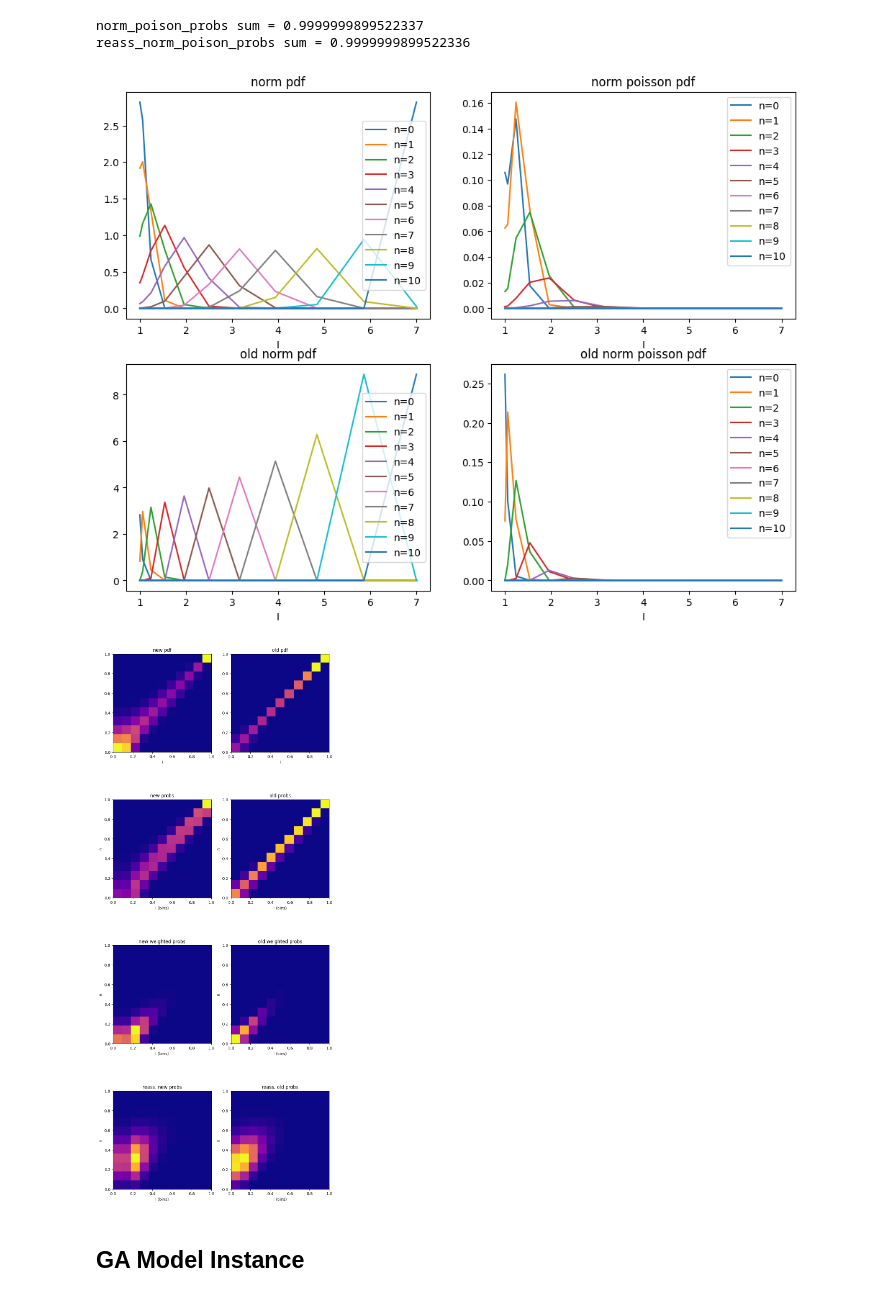
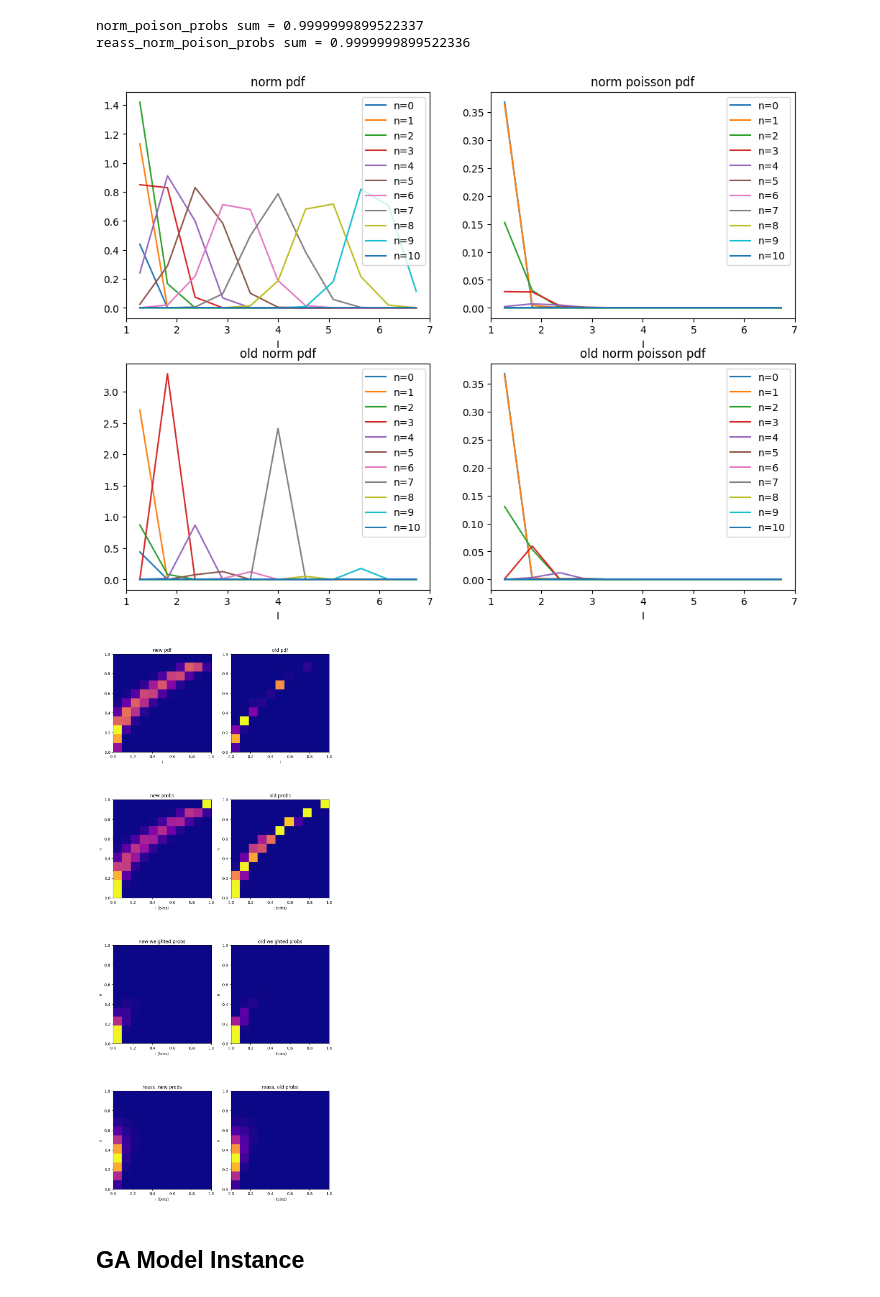
Before and after one commit to jafiorote/ga_error_sources_framework, a Jupyter notebook: notebooks/model_exploration.ipynb, the cells around one changed output. Drawn from its saved outputs; the diff is of its cells as text; code cells hidden in the pictures.

```diff
--- a/notebooks/model_exploration.ipynb
+++ b/notebooks/model_exploration.ipynb
@@ -96,6 +125,8 @@ axs[1].legend()
 <matplotlib.legend.Legend at 0x...>
 [figure]
 # %%
+norm_psm = NormPSM(M, i_0, i_nat, sigma2_0, n_bins)
+
 # get data
 norm_data, norm_bins_center = norm_psm.create_data()
 
@@ -115,4 +146,6 @@ reass_norm_poison_probs sum = 0.9999999899522336
 # %%
+old_psm = OldPePSM(M, i_0, i_nat, sigma2_0, n_bins)
+
 # get data
 old_data, old_bins_center = old_psm.create_data()
 
@@ -132,36 +165,38 @@ reass_norm_poison_probs sum = 0.9999999899522336
 # %%
 fig, axs = plt.subplots(2, 2, figsize=(12, 9))
 cmap = "plasma"
 
 for n, curve in enumerate(norm_pdfs):
     axs[0, 0].plot(norm_bins_center, curve, label=f"n={n}")
 axs[0, 0].set_title("norm pdf")
 axs[0, 0].set_xlabel("I")
 axs[0, 0].legend()
 
 
 for n, curve in enumerate(norm_poison_probs):
     axs[0, 1].plot(norm_bins_center, curve, label=f"n={n}")
 axs[0, 1].set_title("norm poisson pdf")
 axs[0, 1].set_xlabel("I")
 axs[0, 1].legend()
 
 for n, curve in enumerate(old_pdfs):
-    axs[1, 0].plot(norm_bins_center, curve, label=f"n={n}")
+    axs[1, 0].plot(old_bins_center, curve, label=f"n={n}")
 axs[1, 0].set_title("old norm pdf")
 axs[1, 0].set_xlabel("I")
 axs[1, 0].legend()
 
 
 for n, curve in enumerate(old_poison_probs):
-    axs[1, 1].plot(norm_bins_center, curve, label=f"n={n}")
+    axs[1, 1].plot(old_bins_center, curve, label=f"n={n}")
 axs[1, 1].set_title("old norm poisson pdf")
 axs[1, 1].set_xlabel("I")
 axs[1, 1].legend()
 plt.show()
 # %% [output]
-[figure, old version]
+[figure, new version]
 # %%
+
+
 fig, axs = plt.subplots(4, 2, figsize=(10, 26))
 map = "plasma"
 
@@ -206,7 +241,7 @@ axs[3, 1].set_ylabel("n")
 
 plt.show()
 # %% [output]
-[figure, old version]
+[figure, new version]
 # %% [markdown]
 ## GA Model Instance
 # %%
```
Also changed, not shown: parts of 11 cells of this notebook, 35 other files.
